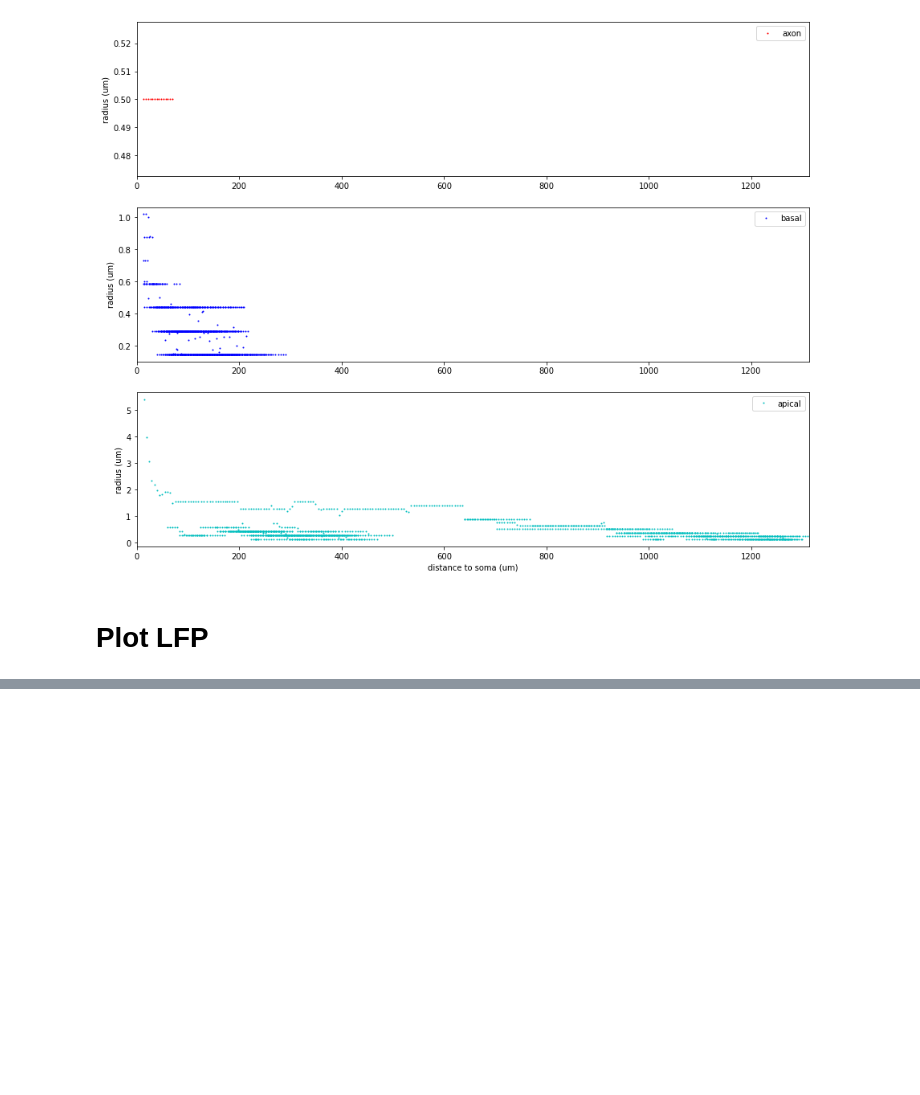
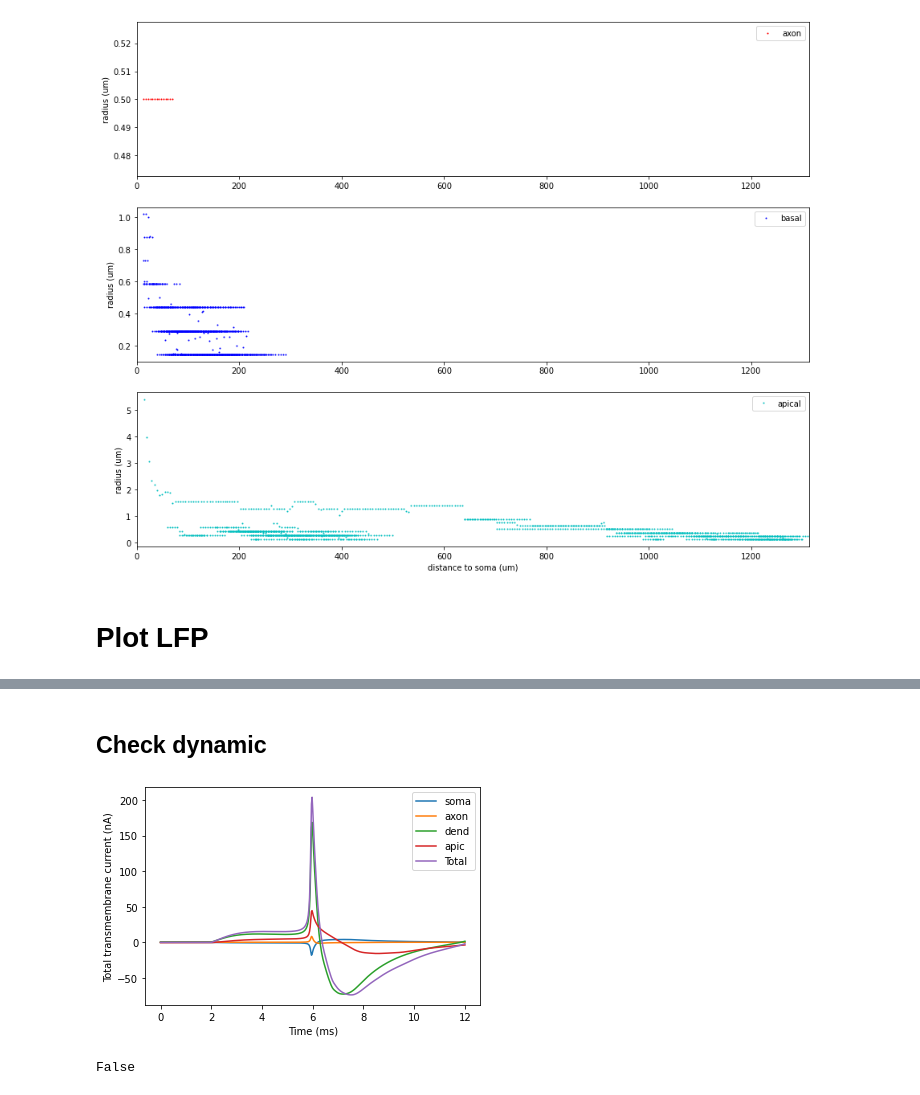
Before and after one commit to chenziao/detailed-single-cell, a Jupyter notebook: process_L5_cell_record.ipynb, the cells around one changed output, grey strips where cells are left out. Saved outputs shown, nothing was run; the diff lists cells and outputs as text; code cells hidden in the pictures; blank space fills up the shorter version.

```diff
--- a/process_L5_cell_record.ipynb
+++ b/process_L5_cell_record.ipynb
@@ -253,0 +255,24 @@ _ = plot_lfp_traces(t, windowed_lfp[:, e_idx],
+# %% [markdown]
+## Check dynamic
+# %%
+seg_type_idx = {s: seg_prop['swc_type']==i for s, i in swc_type_id.items()}
+im_sec = {s: np.sum(im[idx], axis=0) for s, idx in seg_type_idx.items()}
+area_sec = {s: np.sum(seg_prop['seg_area'][idx]) for s, idx in seg_type_idx.items()}
+t = dt * np.arange(im.shape[1])
+
+Im_tot = np.zeros(im.shape[1])
+plt.figure()
+for s, I in im_sec.items():
+#     I /= area_sec[s]
+    Im_tot += I
+    plt.plot(t, I, label=s)
+plt.plot(t, Im_tot, label='Total')
+plt.xlabel('Time (ms)')
+plt.ylabel('Total transmembrane current (nA)')
+plt.legend()
+plt.show()
+
+np.allclose(Im_tot, 0)
+# %% [output]
+[figure, added]
+False
```
Also changed, not shown: parts of 10 cells of this notebook, 1 other file.
